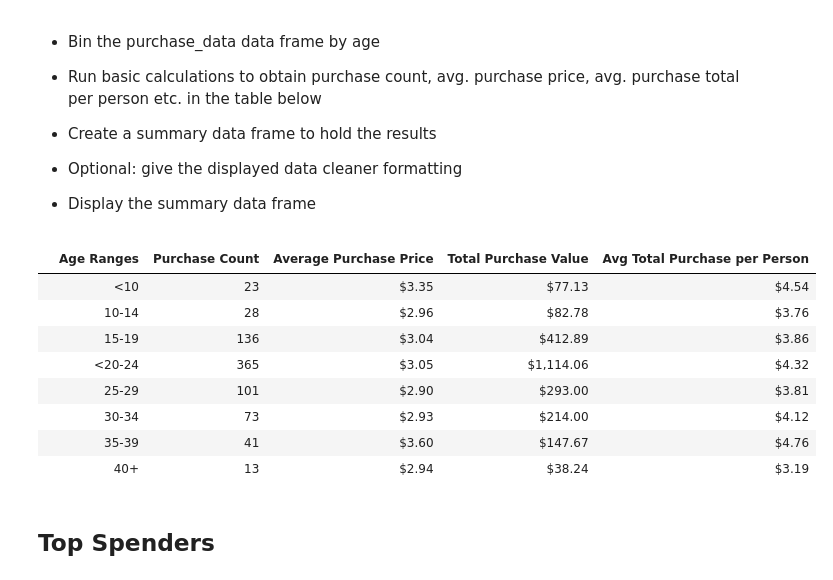
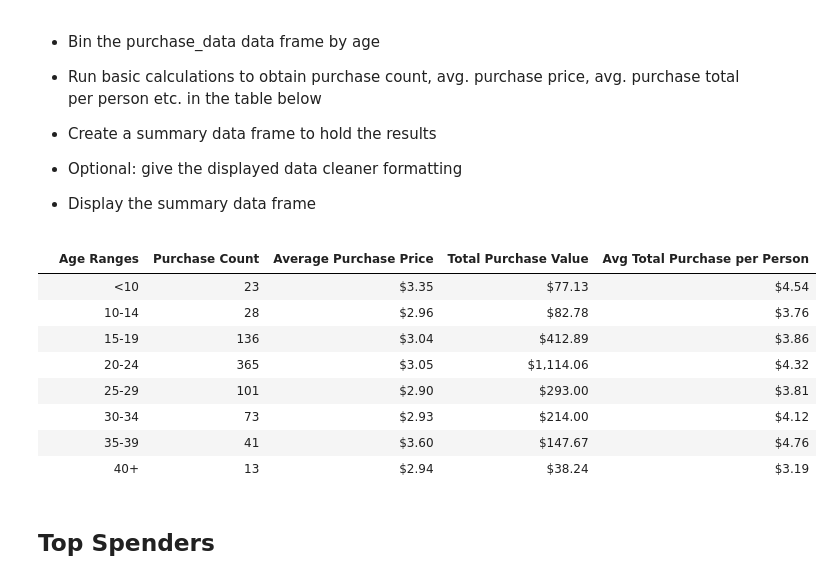
Before and after one commit to jessches5/pandas-challenge, a Jupyter notebook: HeroesOfPymoli/HeroesOfPymoli_starter.ipynb, the cells around one changed output. Drawn from its saved outputs; the diff is of its cells as text; code cells hidden in the pictures.

```diff
--- a/HeroesOfPymoli/HeroesOfPymoli_starter.ipynb
+++ b/HeroesOfPymoli/HeroesOfPymoli_starter.ipynb
@@ -494,7 +494,7 @@ all_age_group_df = pd.DataFrame([{"Age Ranges": "<10",
                             "Total Purchase Value": total_teens,
                             "Avg Total Purchase per Person": avg_per_teen},
 
-                            {"Age Ranges": "<20-24",
+                            {"Age Ranges": "20-24",
                            "Purchase Count": all_early_twenties_players,
                            "Average Purchase Price": avg_early_twenties,
                             "Total Purchase Value": total_early_twenties,
@@ -506,34 +506,34 @@ all_age_group_df = pd.DataFrame([{"Age Ranges": "<10",
                             "Total Purchase Value": total_late_twenties,
                             "Avg Total Purchase per Person": avg_per_late_twenties},
 
                             {"Age Ranges": "30-34",
                           "Purchase Count": all_early_thirties_players,
                            "Average Purchase Price": avg_early_thirties,
                             "Total Purchase Value": total_early_thirties,
                             "Avg Total Purchase per Person": avg_per_early_thirties},
 
                             {"Age Ranges": "35-39",
                           "Purchase Count": all_late_thirties_players,
                            "Average Purchase Price": avg_late_thirties,
                             "Total Purchase Value": total_late_thirties,
                             "Avg Total Purchase per Person": avg_per_late_thirties},
 
                              {"Age Ranges": "40+",
                            "Purchase Count": all_mature_players,
                            "Average Purchase Price": avg_mature,
                             "Total Purchase Value": total_mature,
                             "Avg Total Purchase per Person": avg_per_mature},
                           ], index=['','','','','','','',''])
 all_age_group_df["Average Purchase Price"] = all_age_group_df["Average Purchase Price"].map("${:,.2f}".format)
 all_age_group_df["Total Purchase Value"] = all_age_group_df["Total Purchase Value"].map("${:,.2f}".format)
 all_age_group_df["Avg Total Purchase per Person"] = all_age_group_df["Avg Total Purchase per Person"].map("${:,.2f}".format)
 all_age_group_df
 # %% [output]
 |  | Age Ranges | Purchase Count | Average Purchase Price | Total Purchase Value | Avg Total Purchase per Person |
 |  | <10 | 23 | $3.35 | $77.13 | $4.54 |
 |  | 10-14 | 28 | $2.96 | $82.78 | $3.76 |
 |  | 15-19 | 136 | $3.04 | $412.89 | $3.86 |
-|  | <20-24 | 365 | $3.05 | $1,114.06 | $4.32 |
+|  | 20-24 | 365 | $3.05 | $1,114.06 | $4.32 |
 |  | 25-29 | 101 | $2.90 | $293.00 | $3.81 |
 |  | 30-34 | 73 | $2.93 | $214.00 | $4.12 |
 |  | 35-39 | 41 | $3.60 | $147.67 | $4.76 |
```
Also changed, not shown: parts of 1 cell of this notebook, 1 other file.
